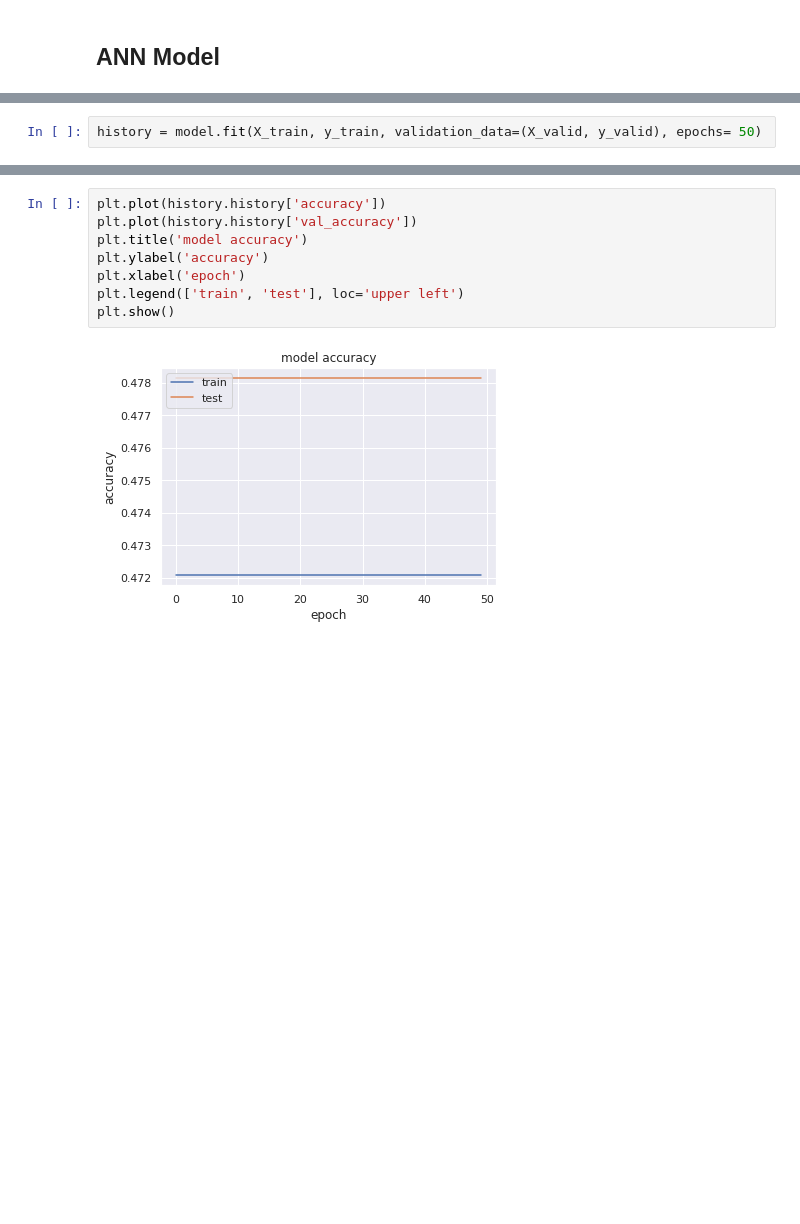
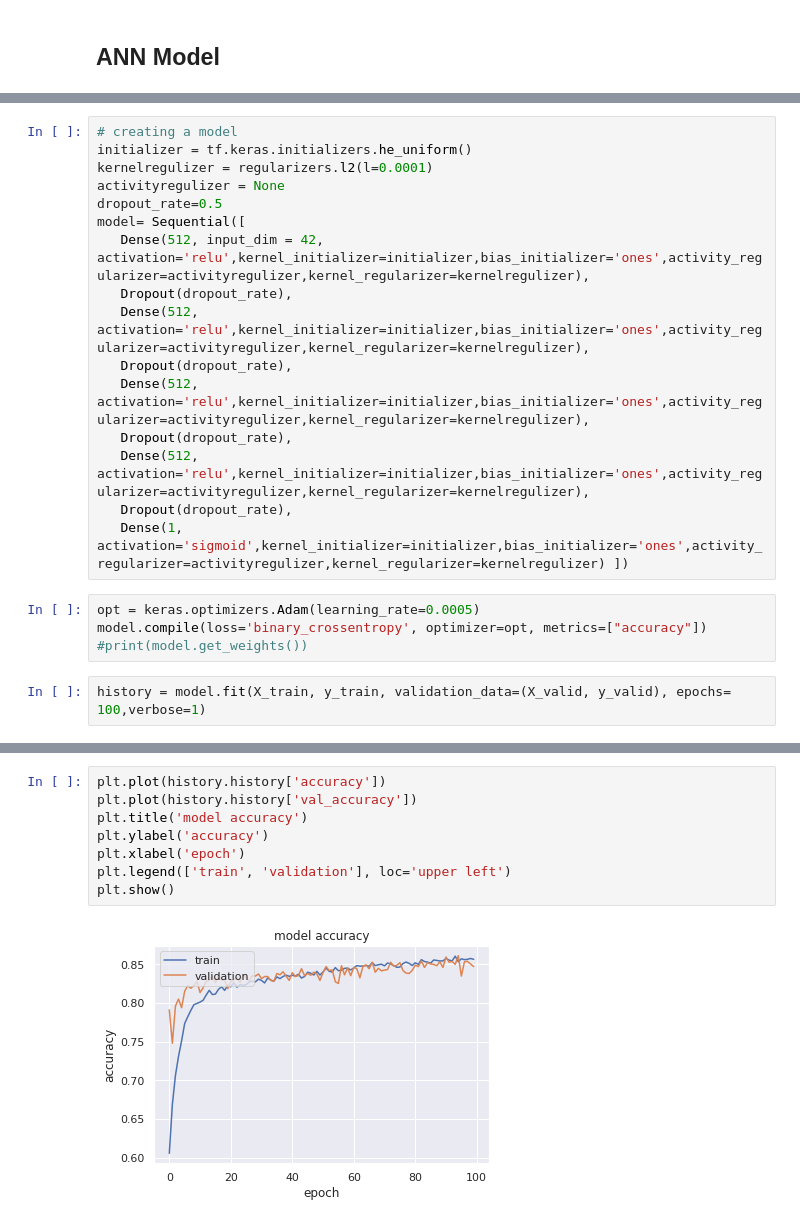
Before and after one commit to hayari/GoMyCodeML, a Jupyter notebook: CP2_Deep_Feed_Forward.ipynb, the cells around one changed output, grey strips where cells are left out. Cells and saved outputs as stored; diff of their text form; blank space fills up the shorter version.

```diff
--- a/CP2_Deep_Feed_Forward.ipynb
+++ b/CP2_Deep_Feed_Forward.ipynb
@@ -174,3 +165,23 @@ model.compile(loss='categorical_crossentropy', optimizer='adam', metrics=["accur
+# %%
+# creating a model
+initializer = tf.keras.initializers.he_uniform()
+kernelregulizer = regularizers.l2(l=0.0001)
+activityregulizer = None
+dropout_rate=0.5
+model= Sequential([
+   Dense(512, input_dim = 42, activation='relu',kernel_initializer=initializer,bias_initializer='ones',activity_regularizer=activityregulizer,kernel_regularizer=kernelregulizer),
+   Dropout(dropout_rate),
+   Dense(512, activation='relu',kernel_initializer=initializer,bias_initializer='ones',activity_regularizer=activityregulizer,kernel_regularizer=kernelregulizer),
+   Dropout(dropout_rate),
+   Dense(512, activation='relu',kernel_initializer=initializer,bias_initializer='ones',activity_regularizer=activityregulizer,kernel_regularizer=kernelregulizer),
+   Dropout(dropout_rate),
+   Dense(512, activation='relu',kernel_initializer=initializer,bias_initializer='ones',activity_regularizer=activityregulizer,kernel_regularizer=kernelregulizer),
+   Dropout(dropout_rate),
+   Dense(1, activation='sigmoid',kernel_initializer=initializer,bias_initializer='ones',activity_regularizer=activityregulizer,kernel_regularizer=kernelregulizer) ])
+# %%
+opt = keras.optimizers.Adam(learning_rate=0.0005)
+model.compile(loss='binary_crossentropy', optimizer=opt, metrics=["accuracy"])
+#print(model.get_weights())
 # %%
-history = model.fit(X_train, y_train, validation_data=(X_valid, y_valid), epochs= 50)
+history = model.fit(X_train, y_train, validation_data=(X_valid, y_valid), epochs= 100,verbose=1)
 # %% [output]
@@ -215,13 +225,13 @@ _________________________________________________________________
 # %%
 plt.plot(history.history['accuracy'])
 plt.plot(history.history['val_accuracy'])
 plt.title('model accuracy')
 plt.ylabel('accuracy')
 plt.xlabel('epoch')
-plt.legend(['train', 'test'], loc='upper left')
+plt.legend(['train', 'validation'], loc='upper left')
 plt.show()
 # %% [output]
-[figure, old version]
+[figure, new version]
 # %%
 plt.plot(history.history['loss'])
 plt.plot(history.history['val_loss'])
```
Also changed, not shown: parts of 7 cells of this notebook.
